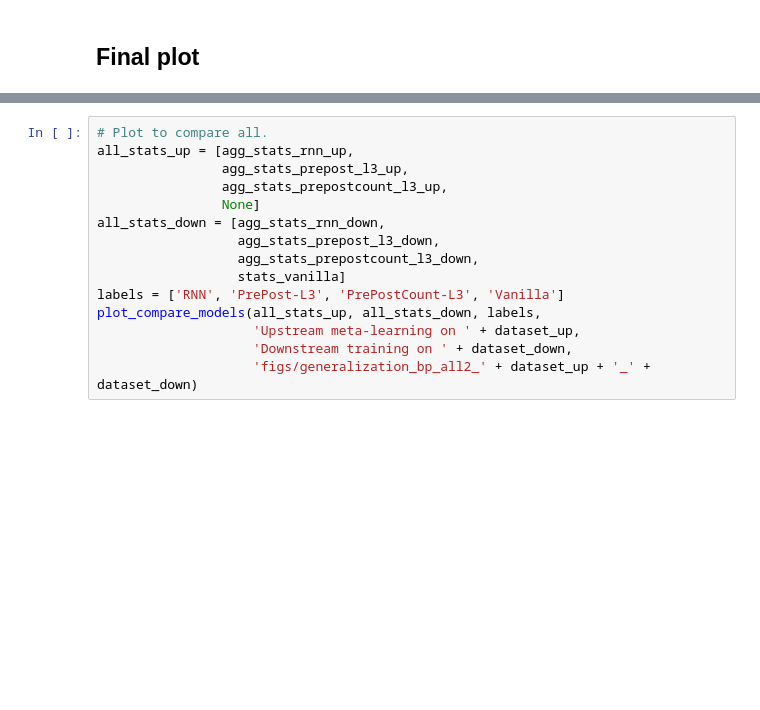
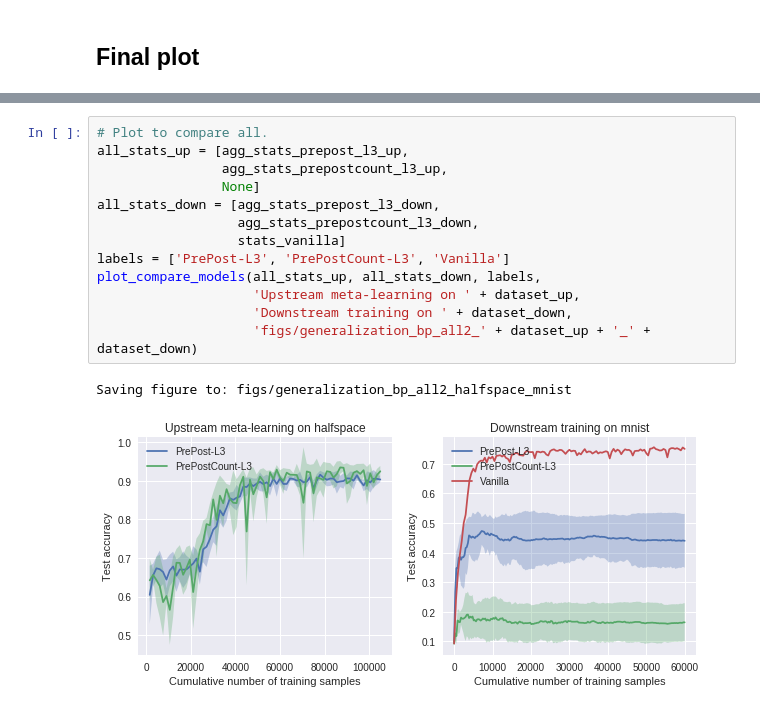
Before and after one commit to saykartik/assemblies, a Jupyter notebook: BrainNet/notebooks/FF_experiments_generalization_backprop.ipynb, the cells around one changed output, grey strips where cells are left out. Saved outputs shown, nothing was run; the diff lists cells and outputs as text; blank space fills up the shorter version.

```diff
--- a/BrainNet/notebooks/FF_experiments_generalization_backprop.ipynb
+++ b/BrainNet/notebooks/FF_experiments_generalization_backprop.ipynb
@@ -223,15 +226,16 @@ plot_compare_models(all_stats_up, all_stats_down, labels,
 # %%
 # Plot to compare all.
-all_stats_up = [agg_stats_rnn_up,
-                agg_stats_prepost_l3_up,
+all_stats_up = [agg_stats_prepost_l3_up,
                 agg_stats_prepostcount_l3_up,
                 None]
-all_stats_down = [agg_stats_rnn_down,
-                  agg_stats_prepost_l3_down,
+all_stats_down = [agg_stats_prepost_l3_down,
                   agg_stats_prepostcount_l3_down,
                   stats_vanilla]
-labels = ['RNN', 'PrePost-L3', 'PrePostCount-L3', 'Vanilla']
+labels = ['PrePost-L3', 'PrePostCount-L3', 'Vanilla']
 plot_compare_models(all_stats_up, all_stats_down, labels,
                     'Upstream meta-learning on ' + dataset_up,
                     'Downstream training on ' + dataset_down,
                     'figs/generalization_bp_all2_' + dataset_up + '_' + dataset_down)
+# %% [output]
+Saving figure to: figs/generalization_bp_all2_halfspace_mnist
+[figure, added]
```
Also changed, not shown: parts of 1 cell of this notebook, 58 other files.
